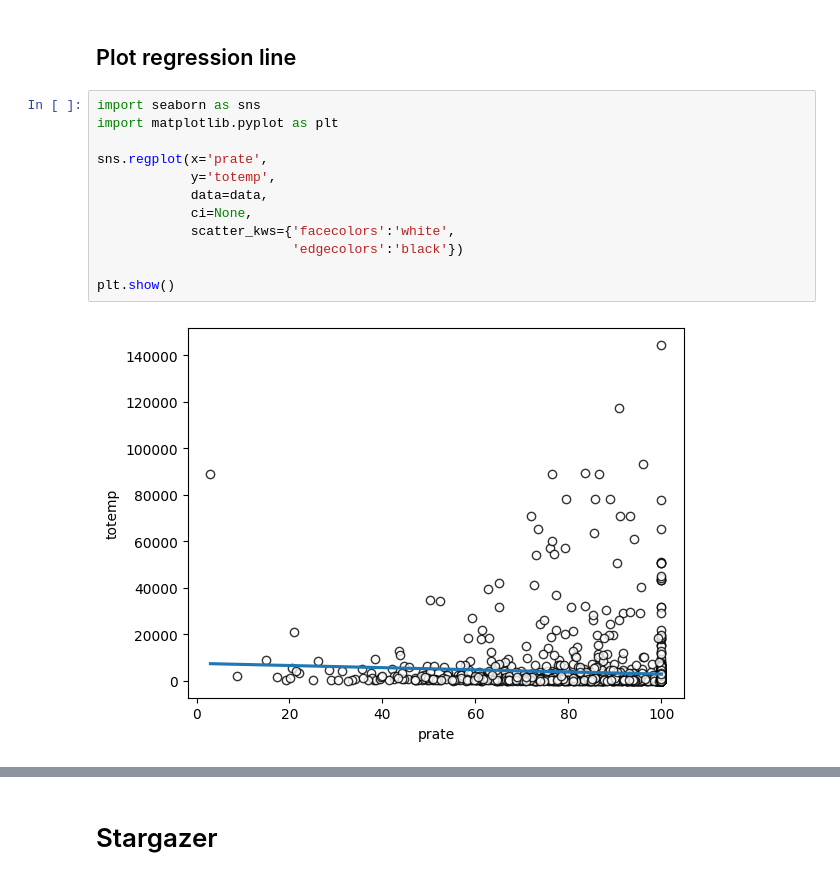
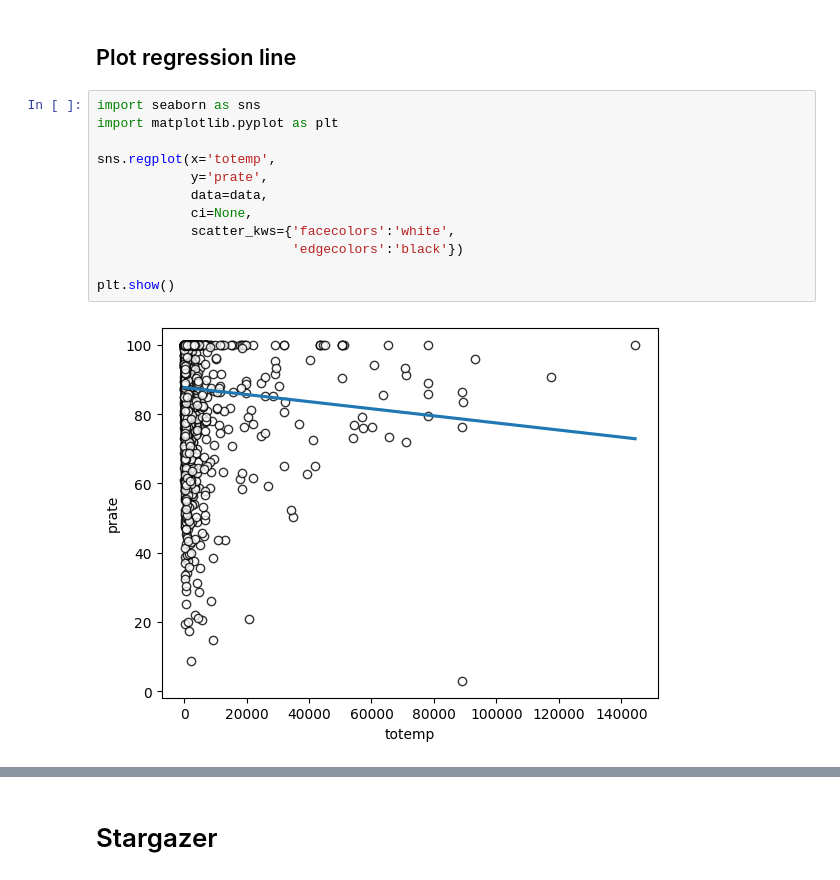
Before and after one commit to havaledar/ECON3740_F24, a Jupyter notebook: ECON3740_F24_Lab_3.ipynb, the cells around one changed output, grey strips where cells are left out. Cells and saved outputs as stored; diff of their text form.

```diff
--- a/ECON3740_F24_Lab_3.ipynb
+++ b/ECON3740_F24_Lab_3.ipynb
@@ -159,15 +159,15 @@ Notes:
 # %%
 import seaborn as sns
 import matplotlib.pyplot as plt
 
-sns.regplot(x='prate',
-            y='totemp',
+sns.regplot(x='totemp',
+            y='prate',
             data=data,
             ci=None,
             scatter_kws={'facecolors':'white',
                          'edgecolors':'black'})
 
 plt.show()
 # %% [output]
-[figure, old version]
+[figure, new version]
 # %%
```
Also changed, not shown: parts of 5 cells of this notebook.
